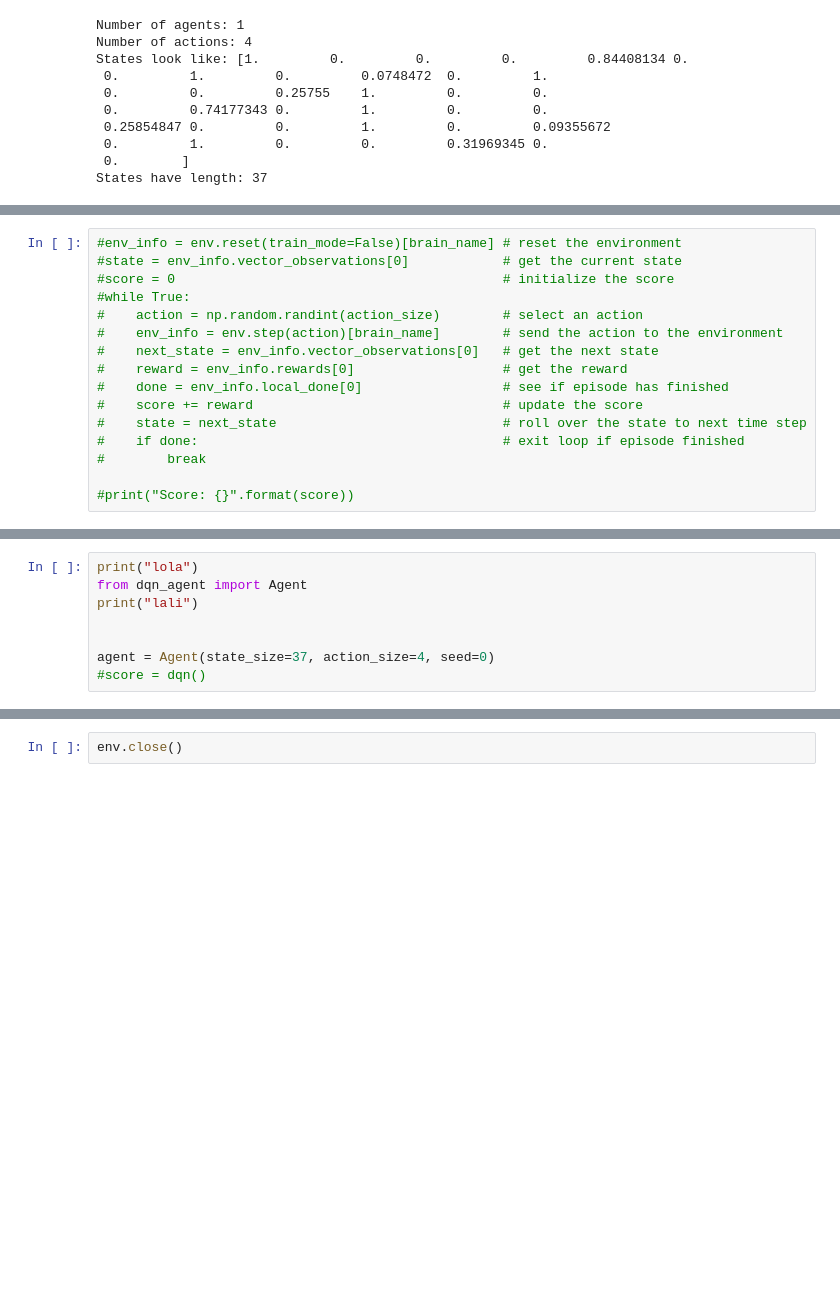
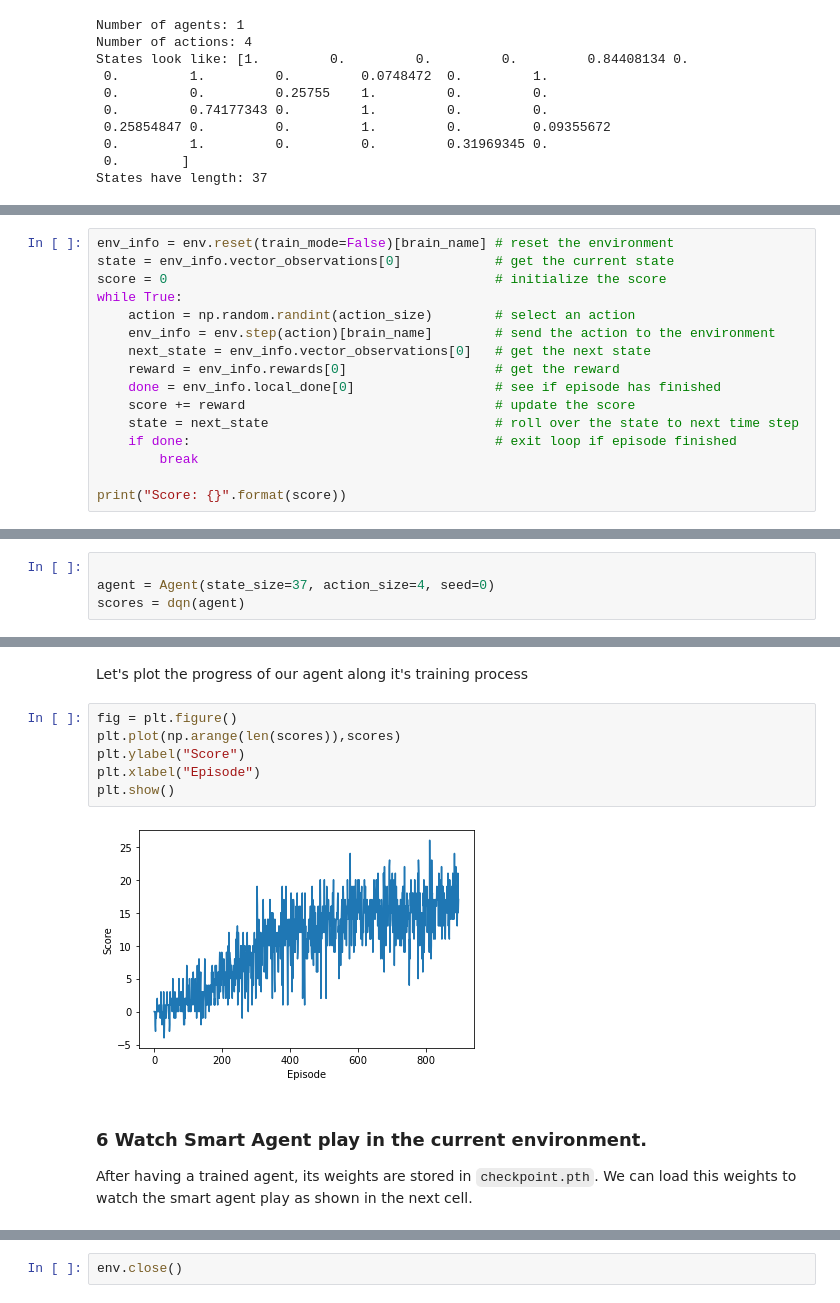
Before and after one commit to wmoralesap/Udacity-DeepRL-Nanodegree, a Jupyter notebook: p1_navigation/Navigation.ipynb, the cells around one changed output, grey strips where cells are left out. Saved outputs shown, nothing was run; the diff lists cells and outputs as text; blank space fills up the shorter version.

Commit message:
Trained Agent and updated Navigation.ipynb

```diff
--- a/p1_navigation/Navigation.ipynb
+++ b/p1_navigation/Navigation.ipynb
@@ -101,17 +107,17 @@ Of course, as part of the project, you'll have to change the code so that the ag
 # %%
-#env_info = env.reset(train_mode=False)[brain_name] # reset the environment
-#state = env_info.vector_observations[0]            # get the current state
-#score = 0                                          # initialize the score
-#while True:
-#    action = np.random.randint(action_size)        # select an action
-#    env_info = env.step(action)[brain_name]        # send the action to the environment
-#    next_state = env_info.vector_observations[0]   # get the next state
-#    reward = env_info.rewards[0]                   # get the reward
-#    done = env_info.local_done[0]                  # see if episode has finished
-#    score += reward                                # update the score
-#    state = next_state                             # roll over the state to next time step
-#    if done:                                       # exit loop if episode finished
-#        break
+env_info = env.reset(train_mode=False)[brain_name] # reset the environment
+state = env_info.vector_observations[0]            # get the current state
+score = 0                                          # initialize the score
+while True:
+    action = np.random.randint(action_size)        # select an action
+    env_info = env.step(action)[brain_name]        # send the action to the environment
+    next_state = env_info.vector_observations[0]   # get the next state
+    reward = env_info.rewards[0]                   # get the reward
+    done = env_info.local_done[0]                  # see if episode has finished
+    score += reward                                # update the score
+    state = next_state                             # roll over the state to next time step
+    if done:                                       # exit loop if episode finished
+        break
 
-#print("Score: {}".format(score))
+print("Score: {}".format(score))
 # %% [output]
@@ -128,9 +186,5 @@ env_info = env.reset(train_mode=True)[brain_name]
 # %%
-print("lola")
-from dqn_agent import Agent
-print("lali")
-
 
 agent = Agent(state_size=37, action_size=4, seed=0)
-#score = dqn()
+scores = dqn(agent)
 # %% [output]
@@ -139,0 +202,14 @@ heraa
+# %% [markdown]
+Let's plot the progress of our agent along it's training process
+# %%
+fig = plt.figure()
+plt.plot(np.arange(len(scores)),scores)
+plt.ylabel("Score")
+plt.xlabel("Episode")
+plt.show()
+# %% [output]
+[figure, added]
+# %% [markdown]
+### 6 Watch Smart Agent play in the current environment.
+
+After having a trained agent, its weights are stored in `checkpoint.pth`. We can load this weights to watch the smart agent play as shown in the next cell.
```
Also changed, not shown: parts of 13 cells of this notebook, 4 other files.
